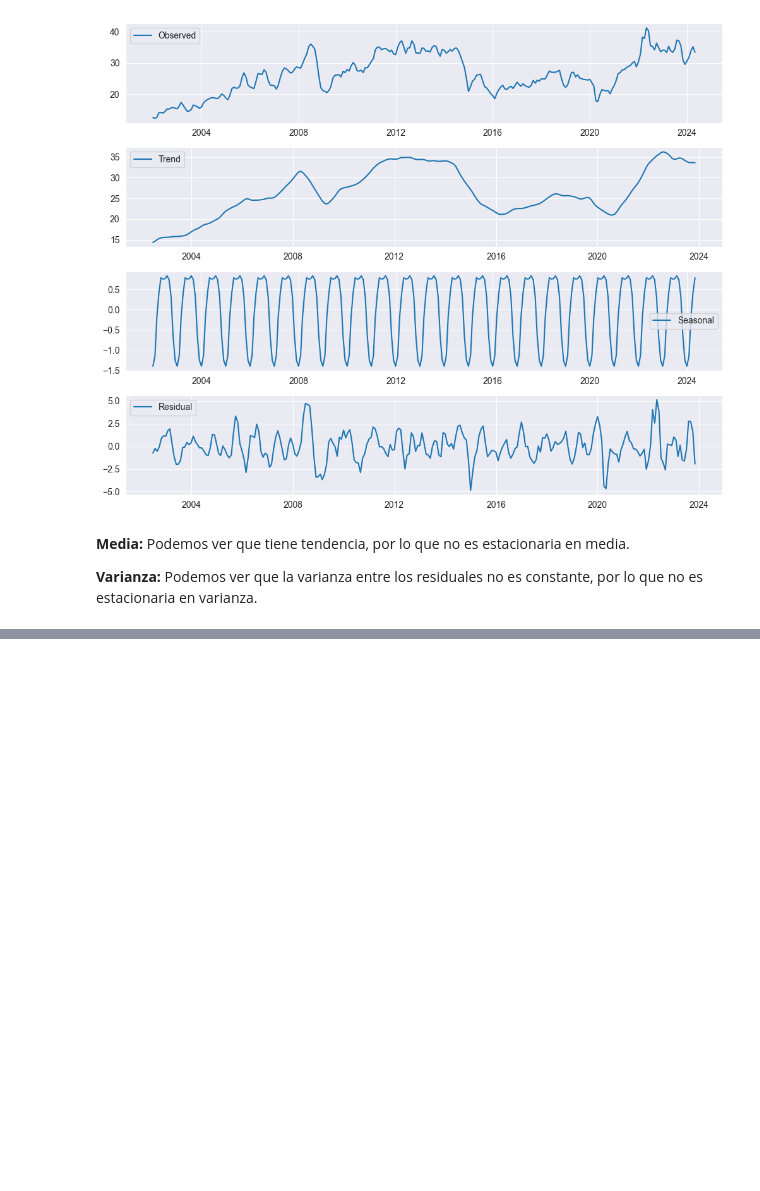
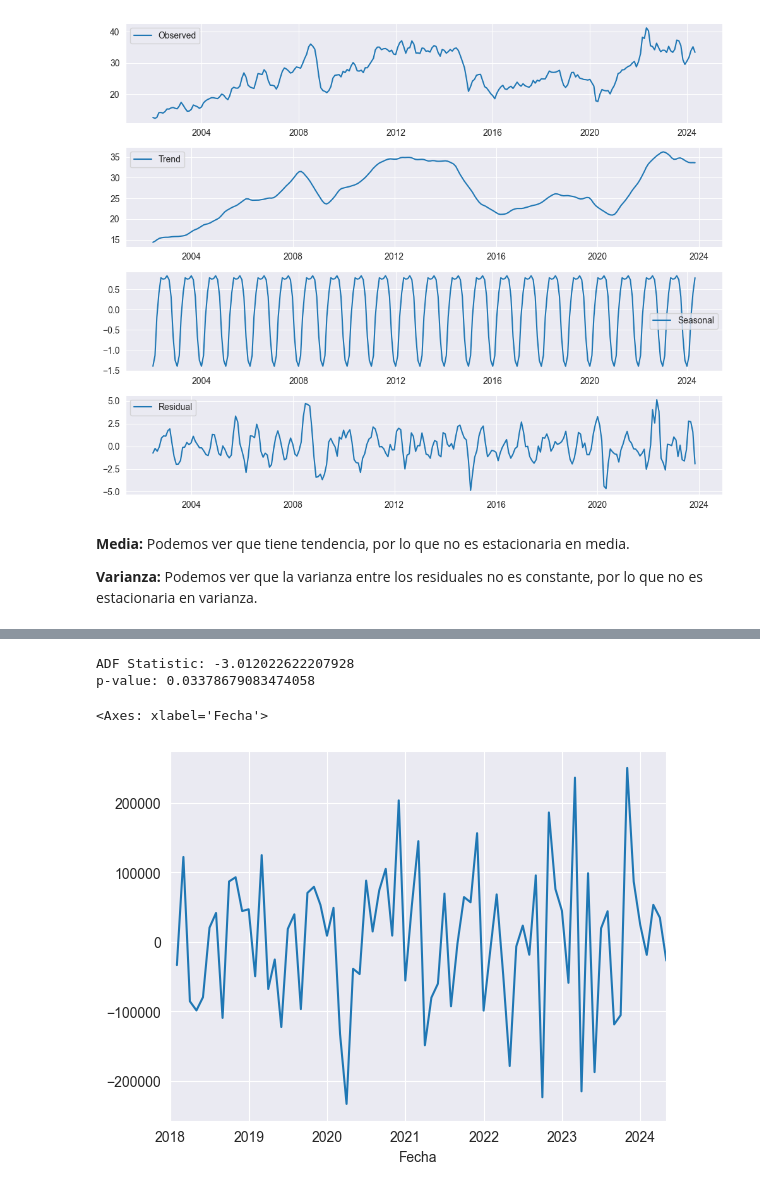
Before and after one commit to FranzCastillo/GUA-Gasoline-Analysis, a Jupyter notebook: modeling.ipynb, the cells around one changed output, grey strips where cells are left out. Saved outputs shown, nothing was run; the diff lists cells and outputs as text; code cells hidden in the pictures; blank space fills up the shorter version.

```diff
--- a/modeling.ipynb
+++ b/modeling.ipynb
@@ -228,0 +256,12 @@ plot_decompose(df_precio, 'Super')
+# %%
+result = adfuller(df_consumo['Diesel_diff'].dropna())
+print('ADF Statistic:', result[0])
+print('p-value:', result[1])
+# %% [output]
+ADF Statistic: -3.012022622207928
+p-value: 0.03378679083474058
+# %%
+df_consumo['Diesel_diff'].plot()
+# %% [output]
+<Axes: xlabel='Fecha'>
+[figure, added]
```
Also changed, not shown: parts of 97 cells of this notebook.
